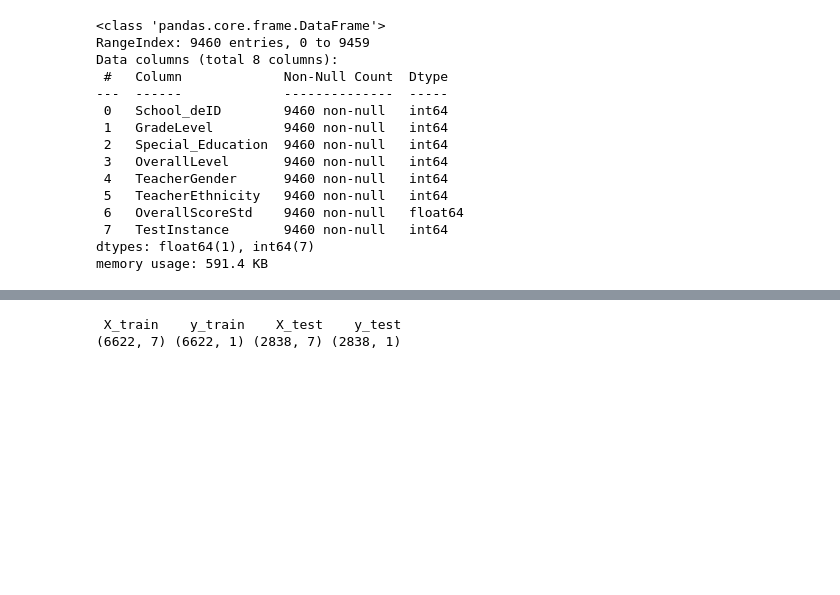
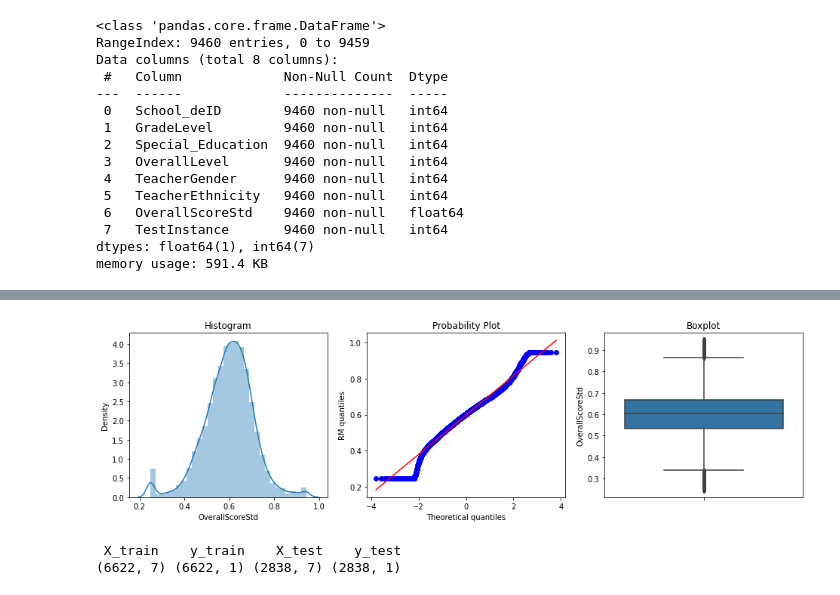
Before and after one commit to Oscar-Gil-Data/ADS-599B, a Jupyter notebook: Code Library Folder/Modeling(OG).ipynb, the cells around one changed output, grey strips where cells are left out. Cells and saved outputs as stored; diff of their text form; code cells hidden in the pictures; blank space fills up the shorter version.

```diff
--- a/Code Library Folder/Modeling(OG).ipynb
+++ b/Code Library Folder/Modeling(OG).ipynb
@@ -38,3 +81,24 @@ memory usage: 591.4 KB
+# %%
+# Add upper and lower range values to variables, to eliminate OverallScoreStd outliers
+OverallScoreStd_upper_limit, OverallScoreStd_lower_limit = find_normal_boundaries(mlr_df, 'OverallScoreStd', 3)
+OverallScoreStd_upper_limit, OverallScoreStd_lower_limit
+
+# add new columns to dataframe to hold results
+mlr_df['OverallScoreStd_lower_limit'] = OverallScoreStd_lower_limit
+mlr_df['OverallScoreStd_upper_limit'] = OverallScoreStd_upper_limit
+
+# Apply values to OverallScoreStd
+mlr_df['OverallScoreStd'] = np.where(mlr_df['OverallScoreStd'] > OverallScoreStd_upper_limit, OverallScoreStd_upper_limit,
+                             np.where(mlr_df['OverallScoreStd'] < OverallScoreStd_lower_limit, OverallScoreStd_lower_limit
+                             , mlr_df['OverallScoreStd']))
+
+# Drop columns
+mlr_df = mlr_df.drop(['OverallScoreStd_lower_limit', 'OverallScoreStd_upper_limit'], axis=1)
+
+# Show outlier distribution after applying changes
+diagnostic_plots(mlr_df, 'OverallScoreStd')
+# %% [output]
+[figure, added]
 # %%
 X = mlr_df.loc[ : , mlr_df.columns != 'OverallScoreStd']
 y = mlr_df[['OverallScoreStd']]
```
Also changed, not shown: parts of 8 cells of this notebook, 1 other file.
